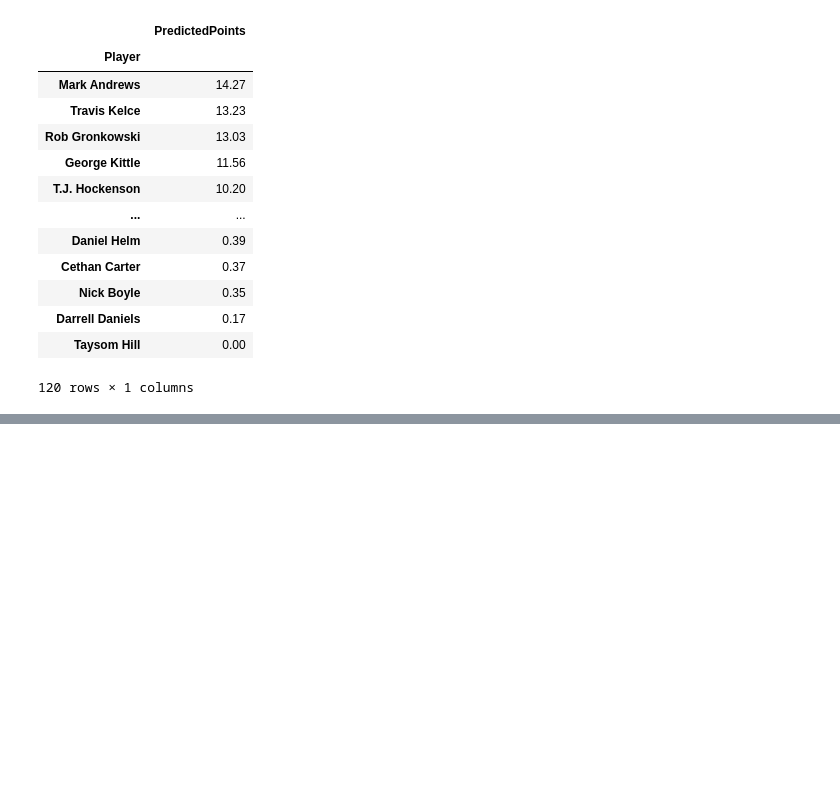
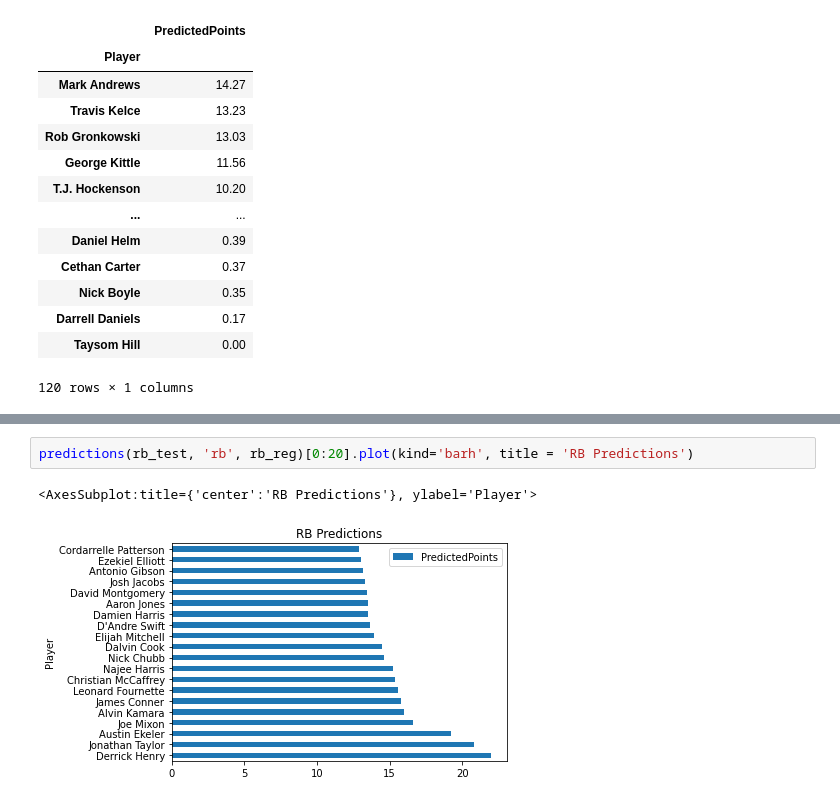
Before and after one commit to jeffery-lai/fantasyfootball, a Jupyter notebook: predictions.ipynb, the cells around one changed output, grey strips where cells are left out. Drawn from its saved outputs; the diff is of its cells as text; blank space fills up the shorter version.

```diff
--- a/predictions.ipynb
+++ b/predictions.ipynb
@@ -97,0 +103,5 @@ predictions(te_test, 'te', te_reg)
+# %%
+predictions(rb_test, 'rb', rb_reg)[0:20].plot(kind='barh', title = 'RB Predictions')
+# %% [output]
+<AxesSubplot:title={'center':'RB Predictions'}, ylabel='Player'>
+[figure, added]
```
Also changed, not shown: parts of 5 cells of this notebook, 6 other files.
